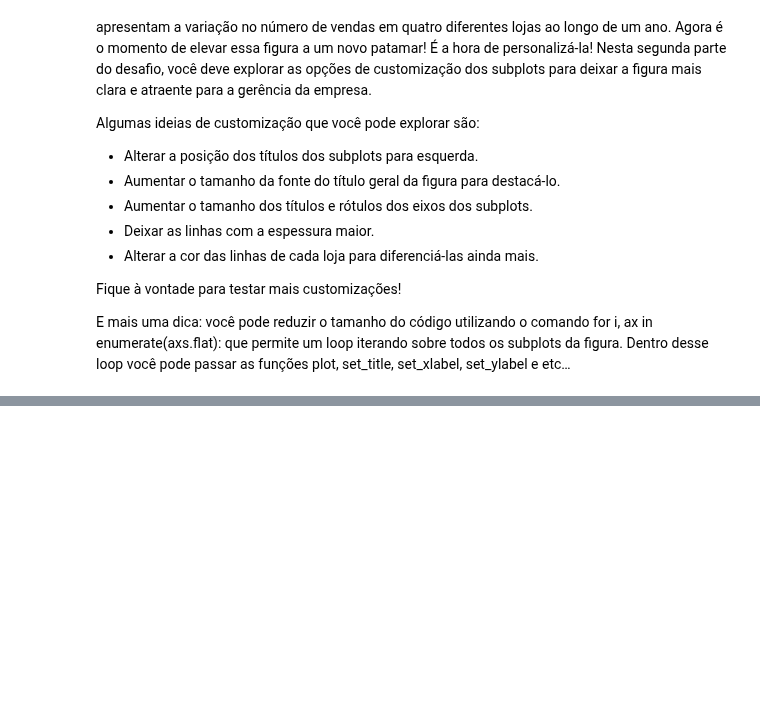
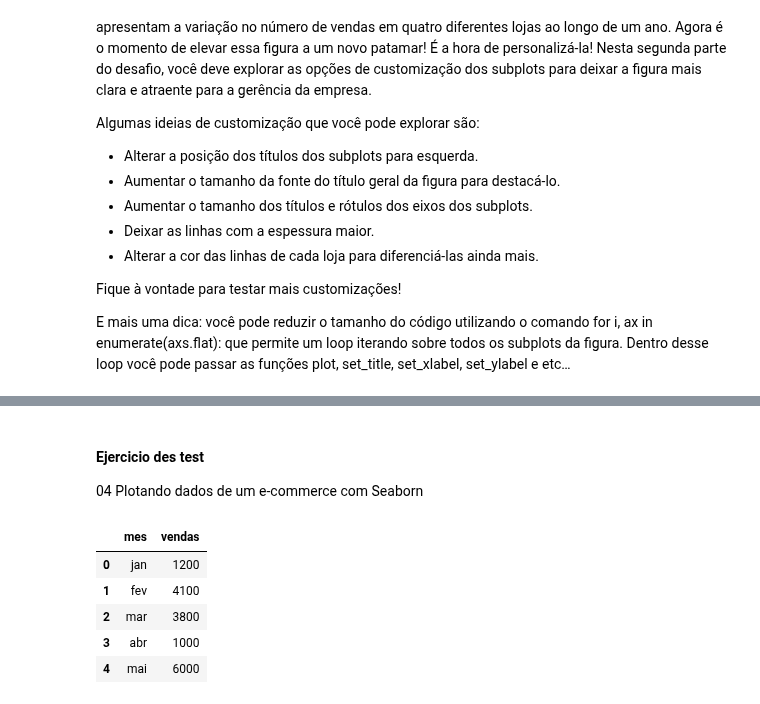
Before and after one commit to ygor-github/data_visualization, a Jupyter notebook: desafios.ipynb, the cells around one changed output, grey strips where cells are left out. Cells and saved outputs as stored; diff of their text form; code cells hidden in the pictures; blank space fills up the shorter version.

Commit message:
comprobando ejercicio

```diff
--- a/desafios.ipynb
+++ b/desafios.ipynb
@@ -249,0 +250,16 @@ plt.show()
+# %% [markdown]
+#### Ejercicio des test
+04 Plotando dados de um e-commerce com Seaborn
+# %%
+meses = ['jan', 'fev', 'mar', 'abr', 'mai', 'jun', 'jul', 'ago', 'set', 'out', 'nov', 'dez']
+vendas = [1200, 4100, 3800, 1000, 6000, 7000, 3800, 3700, 700, 2000, 5600, 8000]
+
+df = pd.DataFrame({'mes': meses, 'vendas': vendas})
+df.head()
+# %% [output]
+|  | mes | vendas |
+| 0 | jan | 1200 |
+| 1 | fev | 4100 |
+| 2 | mar | 3800 |
+| 3 | abr | 1000 |
+| 4 | mai | 6000 |
```
Also changed, not shown: parts of 5 cells of this notebook.
